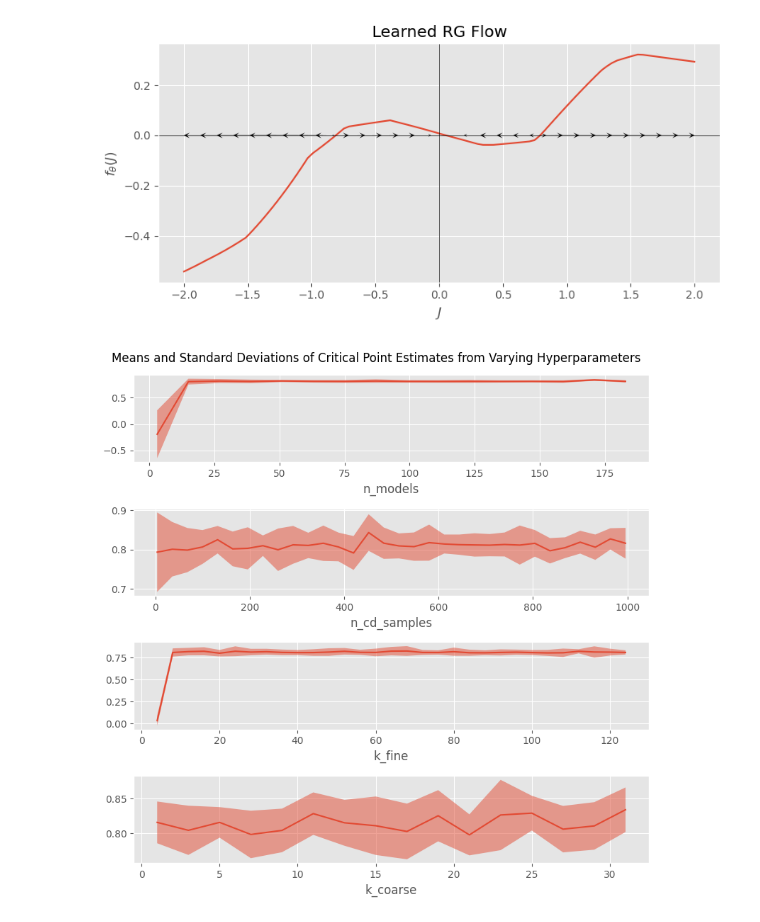
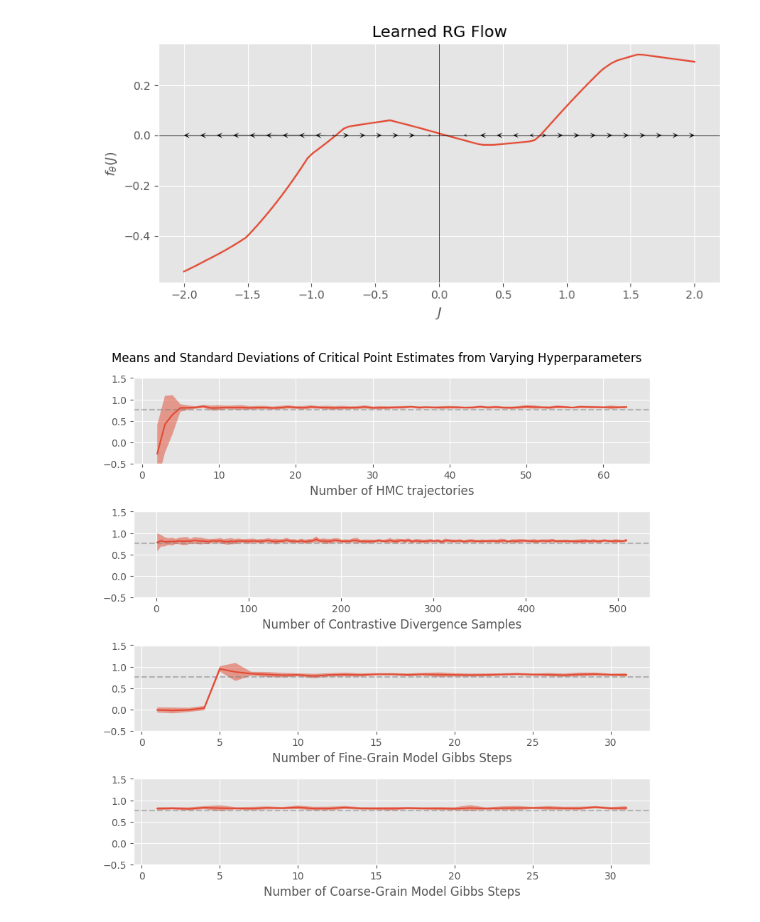
Before and after one commit to jshe2304/dlrg, a Jupyter notebook: train.ipynb, the cells around one changed output. Drawn from its saved outputs; the diff is of its cells as text; code cells hidden in the pictures.

Commit message:
some more figures

```diff
--- a/train.ipynb
+++ b/train.ipynb
@@ -234,37 +234,44 @@ plt.streamplot(
     linewidth=0.5,
     color='black'
 )
-# %%
-roots = {
-    'n_models_roots' : torch.load('./data/hyperparameter_tuning_0/n_models/roots.pt', map_location=torch.device('cpu')),
-    'n_cd_samples_roots' : torch.load('./data/hyperparameter_tuning_0/n_cd_samples/roots.pt', map_location=torch.device('cpu')),
-    'k_fine' : torch.load('./data/hyperparameter_tuning_0/k_fine/roots.pt', map_location=torch.device('cpu')),
-    'k_coarse' : torch.load('./data/hyperparameter_tuning_0/k_coarse/roots.pt', map_location=torch.device('cpu')),
-}
-
-values = {
-    'n_models' : torch.arange(1, 64, 4) * (3 ** 1),
-    'n_cd_samples' : torch.arange(4, 1024, 32),
-    'k_fine' : torch.arange(4, 128, 4),
-    'k_coarse' : torch.arange(1, 32, 2),
-}
 # %%
-fig, axs = plt.subplots(4, 1, figsize=(8, 8))
+roots_dict = {
+    'Number of HMC trajectories' : torch.load('./data/hyperparameter_tuning_1/n_models/roots.pt', map_location=torch.device('cpu')),
+    'Number of Contrastive Divergence Samples' : torch.load('./data/hyperparameter_tuning_1/n_cd_samples/roots.pt', map_location=torch.device('cpu')),
+    'Number of Fine-Grain Model Gibbs Steps' : torch.load('./data/hyperparameter_tuning_1/k_fine/roots.pt', map_location=torch.device('cpu')),
+    'Number of Coarse-Grain Model Gibbs Steps' : torch.load('./data/hyperparameter_tuning_1/k_coarse/roots.pt', map_location=torch.device('cpu')),
+}
 
-for i, (roots, (value_name, values)) in enumerate(zip(roots.values(), values.items())):
+values_dict = {
+    'Number of HMC trajectories' : torch.load('./data/hyperparameter_tuning_1/n_models/values.pt', map_location=torch.device('cpu')),
+    'Number of Contrastive Divergence Samples' : torch.load('./data/hyperparameter_tuning_1/n_cd_samples/values.pt', map_location=torch.device('cpu')),
+    'Number of Fine-Grain Model Gibbs Steps' : torch.load('./data/hyperparameter_tuning_1/k_fine/values.pt', map_location=torch.device('cpu')),
+    'Number of Coarse-Grain Model Gibbs Steps' : torch.load('./data/hyperparameter_tuning_1/k_coarse/values.pt', map_location=torch.device('cpu')),
+}
+
+fig, axs = plt.subplots(len(roots_dict), 1, figsize=(len(roots_dict) * 2, 8))
+
+for i, (roots, (value_name, values)) in enumerate(zip(roots_dict.values(), values_dict.items())):
+
+
+    if i == 0:
+        roots = roots[1:]
+        values = values[1:]
+
 
     means = roots.nanmean(axis=1)
     stds = torch.tensor([
         run[~run.isnan()].std() for run in roots
     ])
+
+    axs[i].set_ylim(-0.5, 1.5)
+    axs[i].axhline(0.7643, color='grey', linestyle='dashed', alpha=0.5)
 
     axs[i].plot(values, means)
     axs[i].fill_between(values, means - stds, means + stds, alpha=0.5)
     axs[i].set_xlabel(value_name)
 
 fig.suptitle('Means and Standard Deviations of Critical Point Estimates from Varying Hyperparameters')
 fig.tight_layout()
-
-fig.savefig('figures/hyperparameter_tuning_0.png')
 # %% [output]
-[figure, old version]
+[figure, new version]
```
Also changed, not shown: parts of 6 cells of this notebook, 2 other files.
